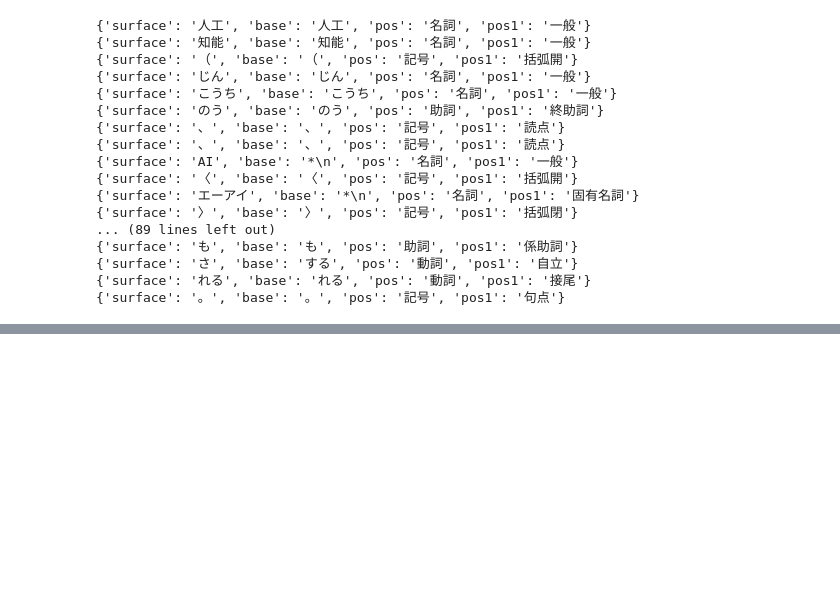
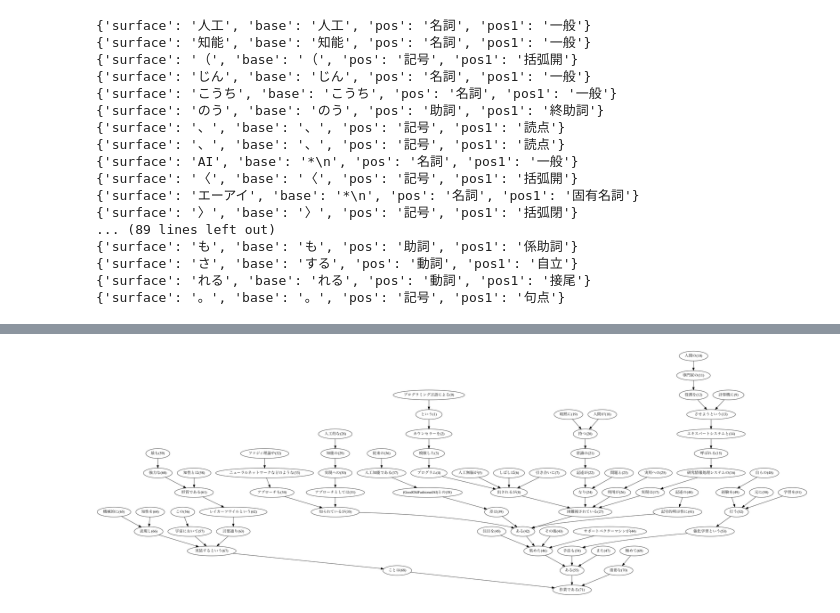
Before and after one commit to naonaonao708/100knock_lang, a Jupyter notebook: chap5.ipynb, the cells around one changed output, grey strips where cells are left out. Saved outputs shown, nothing was run; the diff lists cells and outputs as text; code cells hidden in the pictures; blank space fills up the shorter version.

```diff
--- a/chap5.ipynb
+++ b/chap5.ipynb
@@ -66,21 +66,20 @@ chunks = []
 morphs = []
 with open(filename, mode='r') as f:
   for line in f:
-    if line[0] == '*':  # 係り受け関係を表す行：直前の文節の情報にChunkを適用し文節リストに追加 + 直後の文節の係り先を取得
+    if line[0] == '*':
       if len(morphs) > 0:
         chunks.append(Chunk(morphs, dst))
         morphs = []
-      dst = int(line.split(' ')[2].rstrip('D'))
-    elif line != 'EOS\n':  # 文末以外：Morphを適用し形態素リストに追加
+      dst = int(line.split()[2].rstrip('D'))
+    elif line != 'EOS\n':
       morphs.append(Morph(line))
-    else:  # 文末：直前の文節の情報にChunkを適用し文節リストに追加 + 文節リストにSentenceを適用し文リストに追加
+    else:
       chunks.append(Chunk(morphs, dst))
       sentences.append(Sentence(chunks))
       morphs = []
       chunks = []
       dst = None
 
-# 確認
 for chunk in sentences[2].chunks:
   print([morph.surface for morph in chunk.morphs], chunk.dst, chunk.srcs)
 # %% [output]
@@ -87,0 +103,7 @@ TypeError: list indices must be integers or slices, not NoneType
+# %%
+sentence = sentences[2]
+for chunk in sentence.chunks:
+    if int(chunk.dst) not in [None, -1]:
+        modifier = ''.join([morph.surface if morph.pos != '記号' else '' for morph in chunk.morphs])
+        modifiee = ''.join([morph.surface if morph.pos != '記号' else '' for morph in sentence.chunks[int(chunk.dst)].morphs])
+        print(modifier, modifiee, sep='\t')
@@ -87,0 +128,11 @@ TypeError: list indices must be integers or slices, not NoneType
+# %%
+sentence = sentences[2]
+
+for chunk in sentence.chunks:
+    if int(chunk.dst) not in [None, -1]:
+        modifier = ''.join([morph.surface if morph.pos != '記号' else '' for morph in chunk.morphs])
+        modifier_pos = [morph.pos for morph in chunk.morphs]
+        modifiee = ''.join([morph.surface if morph.pos != '記号' else '' for morph in sentence.chunks[int(chunk.dst)].morphs])
+        modifiee_pos = [morph.pos for morph in sentence.chunks[int(chunk.dst)].morphs]
+        if '名詞' in modifier_pos and '動詞' in modifiee_pos:
+            print(modifier, modifiee, sep='\t')
@@ -87,0 +147,20 @@ TypeError: list indices must be integers or slices, not NoneType
+# %%
+import pydot
+from IPython.display import Image,display_png
+from graphviz import Digraph
+
+sentence = sentences[7]
+edges = []
+for id, chunk in enumerate(sentence.chunks):
+    if int(chunk.dst) not in [None, -1]:
+        modifier = ''.join([morph.surface if morph.pos != '記号' else '' for morph in chunk.morphs] + ['(' + str(id) + ')'])
+        modifiee = ''.join([morph.surface if morph.pos != '記号' else '' for morph in sentence.chunks[int( chunk.dst)].morphs] + ['(' + str(chunk.dst) + ')'])
+        edges.append([modifier, modifiee])
+n = pydot.Node('node')
+n.fontname = 'IPAGothic'
+g = pydot.graph_from_edges(edges, directed=True)
+g.add_node(n)
+g.write_png('./ans44.png')
+display_png(Image('./ans44.png'))
+# %% [output]
+[figure, added]
```
Also changed, not shown: parts of 4 cells of this notebook.
